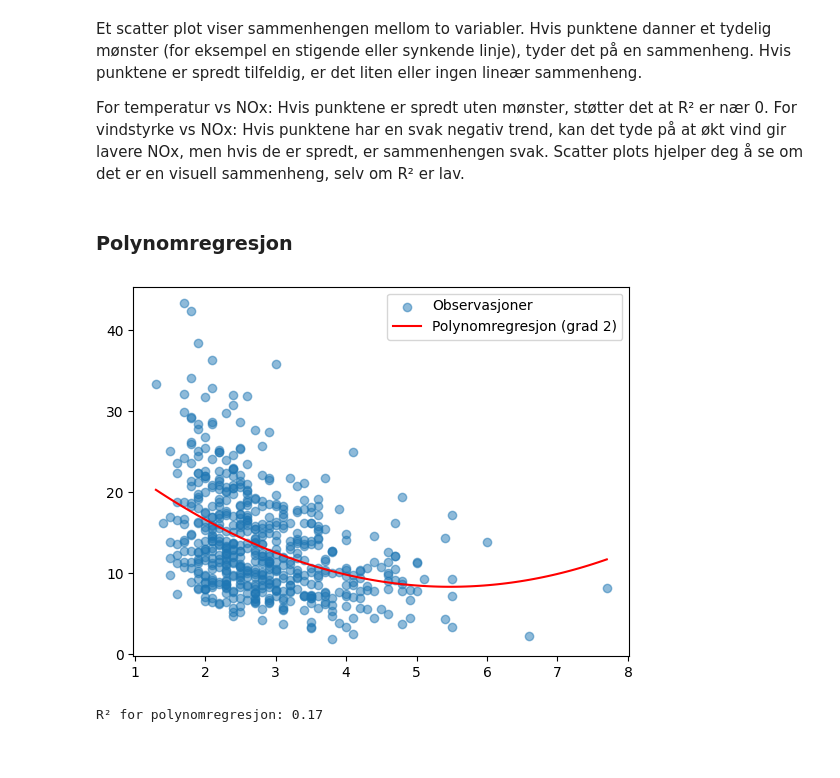
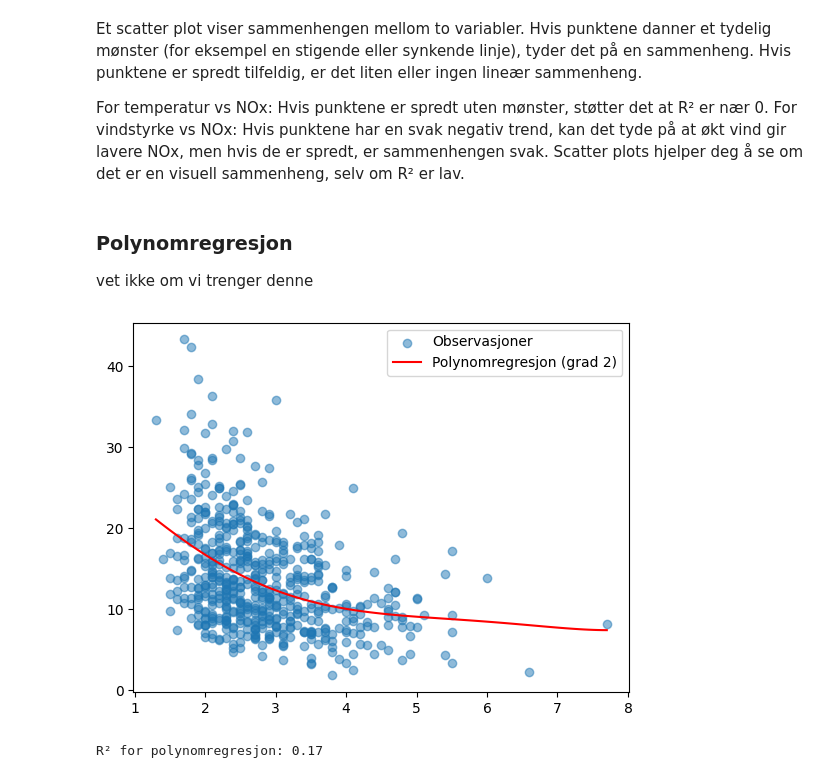
Before and after one commit to andre-hegre/Miljoeanalyse, a Jupyter notebook: proj_environment-main/notebooks/Dataanalyse.ipynb, the cells around one changed output. Cells and saved outputs as stored; diff of their text form; code cells hidden in the pictures.

```diff
--- a/proj_environment-main/notebooks/Dataanalyse.ipynb
+++ b/proj_environment-main/notebooks/Dataanalyse.ipynb
@@ -208,25 +204,27 @@ Et scatter plot viser sammenhengen mellom to variabler. Hvis punktene danner et
 For temperatur vs NOx: Hvis punktene er spredt uten mønster, støtter det at R² er nær 0.
 For vindstyrke vs NOx: Hvis punktene har en svak negativ trend, kan det tyde på at økt vind gir lavere NOx, men hvis de er spredt, er sammenhengen svak.
 Scatter plots hjelper deg å se om det er en visuell sammenheng, selv om R² er lav.
-# %% [markdown]
-### Polynomregresjon
+# %% [markdown]
+### Polynomregresjon
+
+vet ikke om vi trenger denne
 # %%
 from numpy.polynomial.polynomial import Polynomial
 
 # Tilpass et polynom av grad 2 (kan endres til 3, 4, osv.)
-coeffs = Polynomial.fit(x, y, deg=2)
+coeffs = Polynomial.fit(x, y, deg=5)
 
 # Evaluer modellen for å få regresjonslinje
 x_fit = np.linspace(min(x), max(x), 100)
 y_fit = coeffs(x_fit)
 
 # Plot
 plt.scatter(x, y, alpha=0.5, label="Observasjoner")
 plt.plot(x_fit, y_fit, color="red", label="Polynomregresjon (grad 2)")
 plt.legend()
 plt.show()
 # %% [output]
-[figure, old version]
+[figure, new version]
 # %%
 import numpy as np
 import matplotlib.pyplot as plt
```
Also changed, not shown: parts of 2 cells of this notebook, 1 other file.
